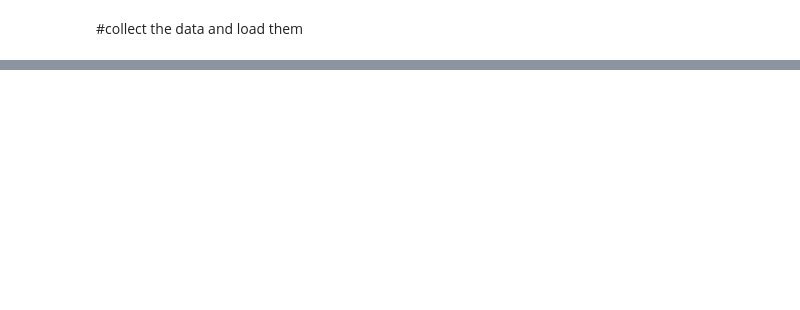
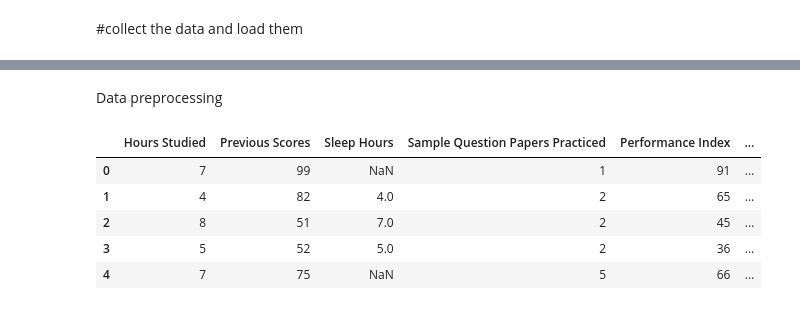
Before and after one commit to kumar-kiran-24/Student-Score-Prediction-Linear-Regression, a Jupyter notebook: src/student_score.ipynb, the cells around one changed output, grey strips where cells are left out. Cells and saved outputs as stored; diff of their text form; code cells hidden in the pictures; blank space fills up the shorter version.

```diff
--- a/src/student_score.ipynb
+++ b/src/student_score.ipynb
@@ -23,3 +23,16 @@ data.head()
 | 2 | 8 | 51 | Yes | 7.0 | 2 | ... |
 | 3 | 5 | 52 | Yes | 5.0 | 2 | ... |
 | 4 | 7 | 75 | No | NaN | 5 | ... |
+# %% [markdown]
+Data preprocessing
+# %%
+# Convert categorical values into numerical or boolean values
+new_data = pd.get_dummies(data, drop_first=True)
+new_data.head()
+# %% [output]
+|  | Hours Studied | Previous Scores | Sleep Hours | Sample Question Papers Practiced | Performance Index | ... |
+| 0 | 7 | 99 | NaN | 1 | 91 | ... |
+| 1 | 4 | 82 | 4.0 | 2 | 65 | ... |
+| 2 | 8 | 51 | 7.0 | 2 | 45 | ... |
+| 3 | 5 | 52 | 5.0 | 2 | 36 | ... |
+| 4 | 7 | 75 | NaN | 5 | 66 | ... |
```
Also changed, not shown: parts of 8 cells of this notebook.
